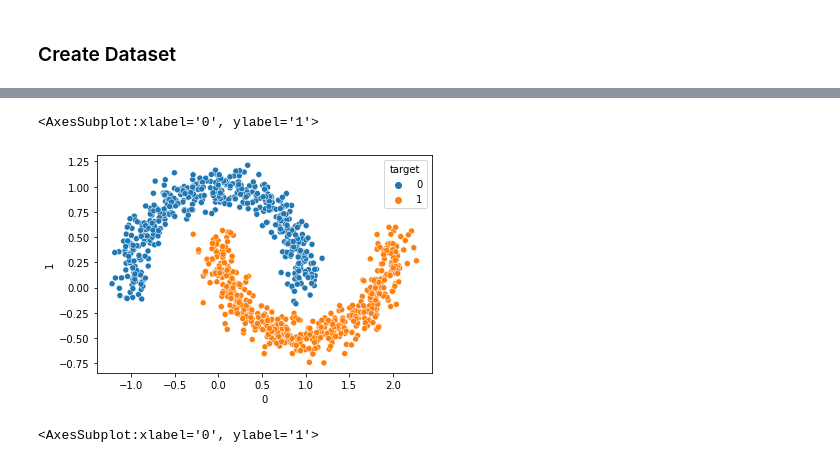
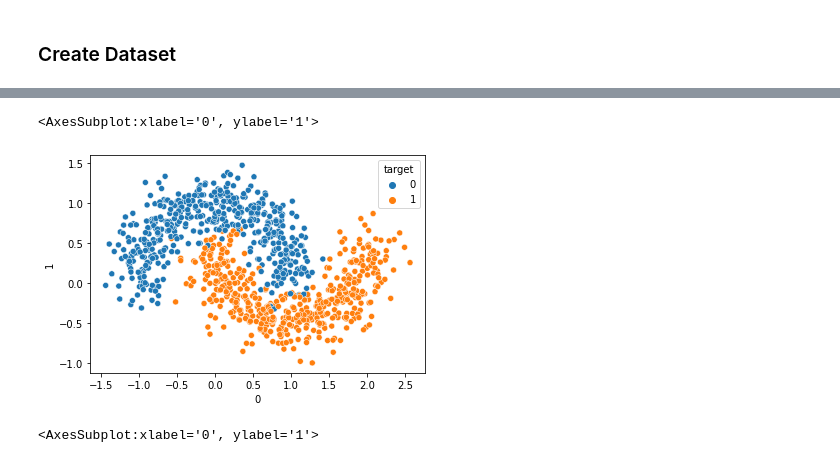
Before and after one commit to emreustundag1618/ensemble_learning_model_comparison, a Jupyter notebook: ensemble-learning-and-model-comparison.ipynb, the cells around one changed output, grey strips where cells are left out. Cells and saved outputs as stored; diff of their text form; code cells hidden in the pictures.

```diff
--- a/ensemble-learning-and-model-comparison.ipynb
+++ b/ensemble-learning-and-model-comparison.ipynb
@@ -78,19 +79,19 @@ data_classification = (X, y)
 # %%
 # Make non-linear moon data
 n_samples = 1000
-noise_moon = 0.1
+noise_moon = 0.2
 random_state = 42
 
 moon = make_moons(n_samples = n_samples, noise = noise_moon, random_state = random_state)
 
 # visualize moon data
 data = pd.DataFrame(moon[0])
 data["target"] = moon[1]
 plt.figure()
 sns.scatterplot(x = data.iloc[:,0], y = data.iloc[:,1], hue = "target", data = data)
 # %% [output]
 <AxesSubplot:xlabel='0', ylabel='1'>
-[figure, old version]
+[figure, new version]
 # %%
 # Make non-linear circle data
 n_samples = 1000
```
Also changed, not shown: parts of 14 cells of this notebook.
